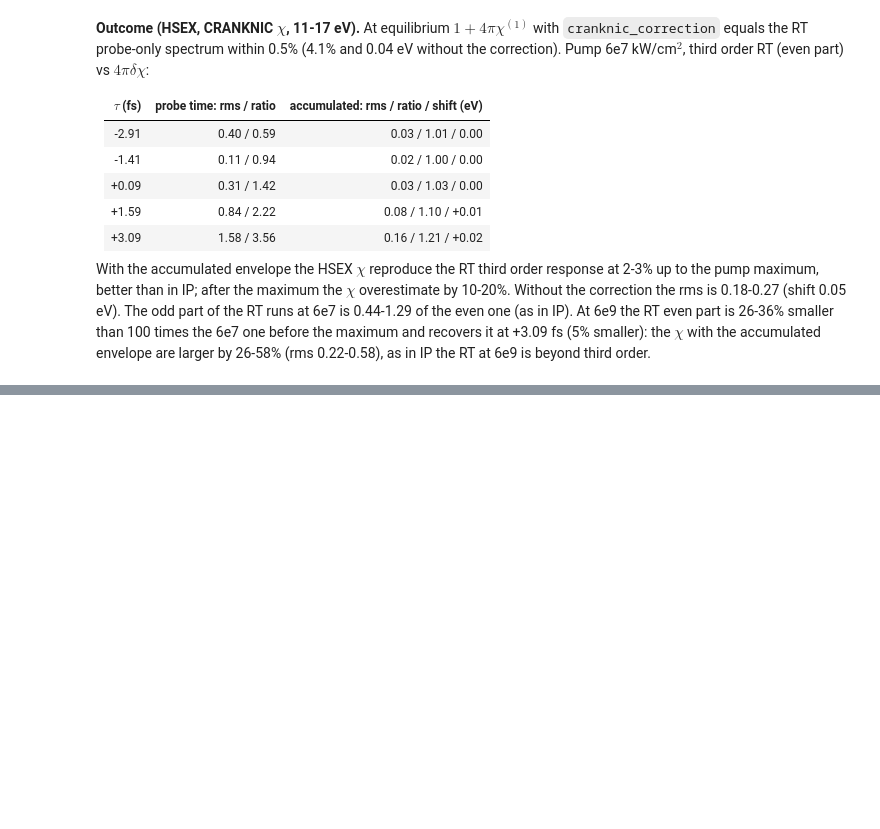
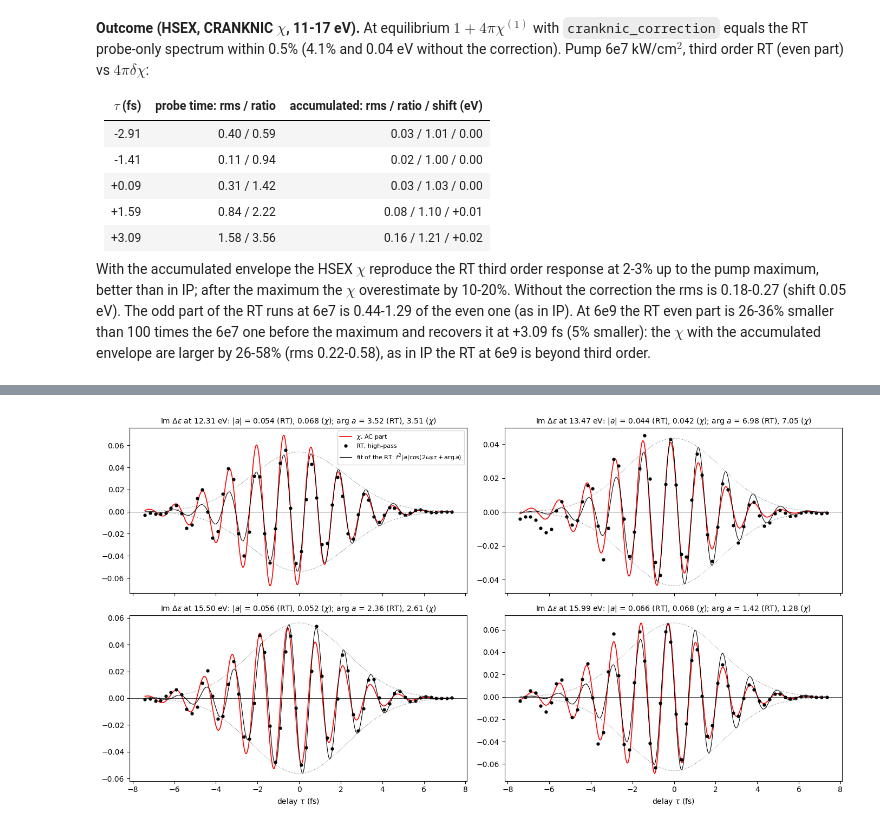
Before and after one commit to marcodalessandro76/LiF, a Jupyter notebook: NL_Chi/Dchi-neq_Analysis.ipynb, the cells around one changed output, grey strips where cells are left out. Cells and saved outputs as stored; diff of their text form; code cells hidden in the pictures; blank space fills up the shorter version.

```diff
--- a/NL_Chi/Dchi-neq_Analysis.ipynb
+++ b/NL_Chi/Dchi-neq_Analysis.ipynb
@@ -1036,0 +1272,20 @@ with the accumulated envelope are larger by 26-58% (rms 0.22-0.58), as in IP the
+# %%
+taus_fine = np.arange(taus_ds[0],taus_ds[-1]+1e-9,0.02)
+ac_fine = im_deps_chi(taus_fine)
+f2 = np.exp(-taus_fine**2/p6['sigma']**2)
+fig,axes = plt.subplots(2,2,figsize=(14,7.5),sharex=True)
+for ax,wi in zip(axes.flat,[12.3,13.5,15.5,16.0]):
+    i = np.argmin(abs(w_h-wi))
+    ax.plot(taus_fine,ac_fine[:,i],'r',lw=1.2,label=r'$\chi$, AC part')
+    ax.plot(taus_ds,hp_rt[:,i],'ko',ms=3.5,label='RT, high-pass')
+    ax.plot(taus_fine,f2*(a_rt[i]*np.exp(1j*W2*taus_fine)).real,'k',lw=0.8,
+            label=r'fit of the RT: $f^2|a|\cos(2\omega_P\tau+\arg a)$')
+    for sgn in [1,-1]: ax.plot(taus_fine,sgn*abs(a_rt[i])*f2,color='gray',ls=':',lw=0.8)
+    ax.axhline(0,color='k',lw=0.5)
+    ax.set_title(r'Im $\Delta\epsilon$ at %.2f eV: $|a|$ = %.3f (RT), %.3f ($\chi$); arg $a$ = %.2f (RT), %.2f ($\chi$)'%(
+                 w_h[i],abs(a_rt[i]),abs(a_chi[i]),ph_rt[i],ph_chi[i]),fontsize=10)
+axes[0,0].legend(fontsize=8)
+for ax in axes[-1]: ax.set_xlabel(r'delay $\tau$ (fs)')
+plt.tight_layout()
+# %% [output]
+[figure, added]
```
Also changed, not shown: parts of 9 cells of this notebook, 1 other file.
